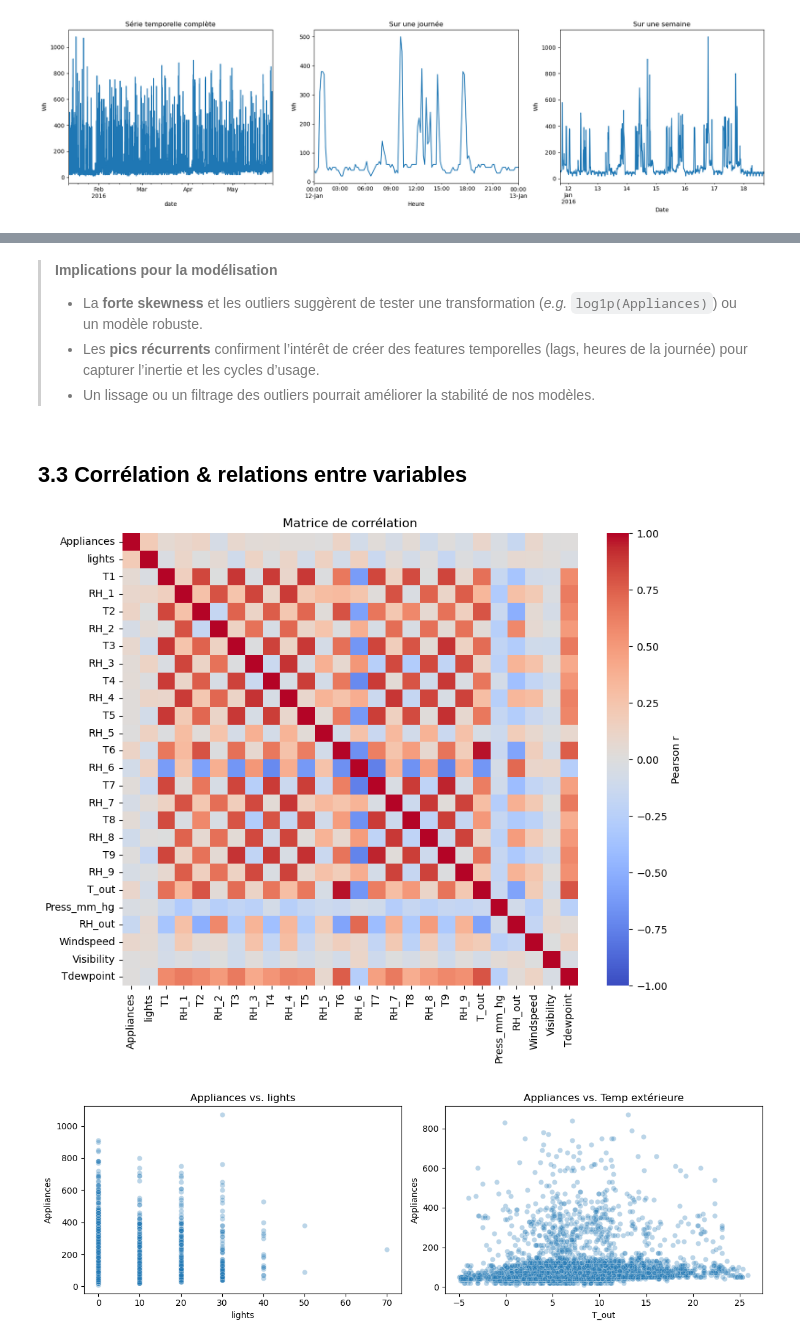
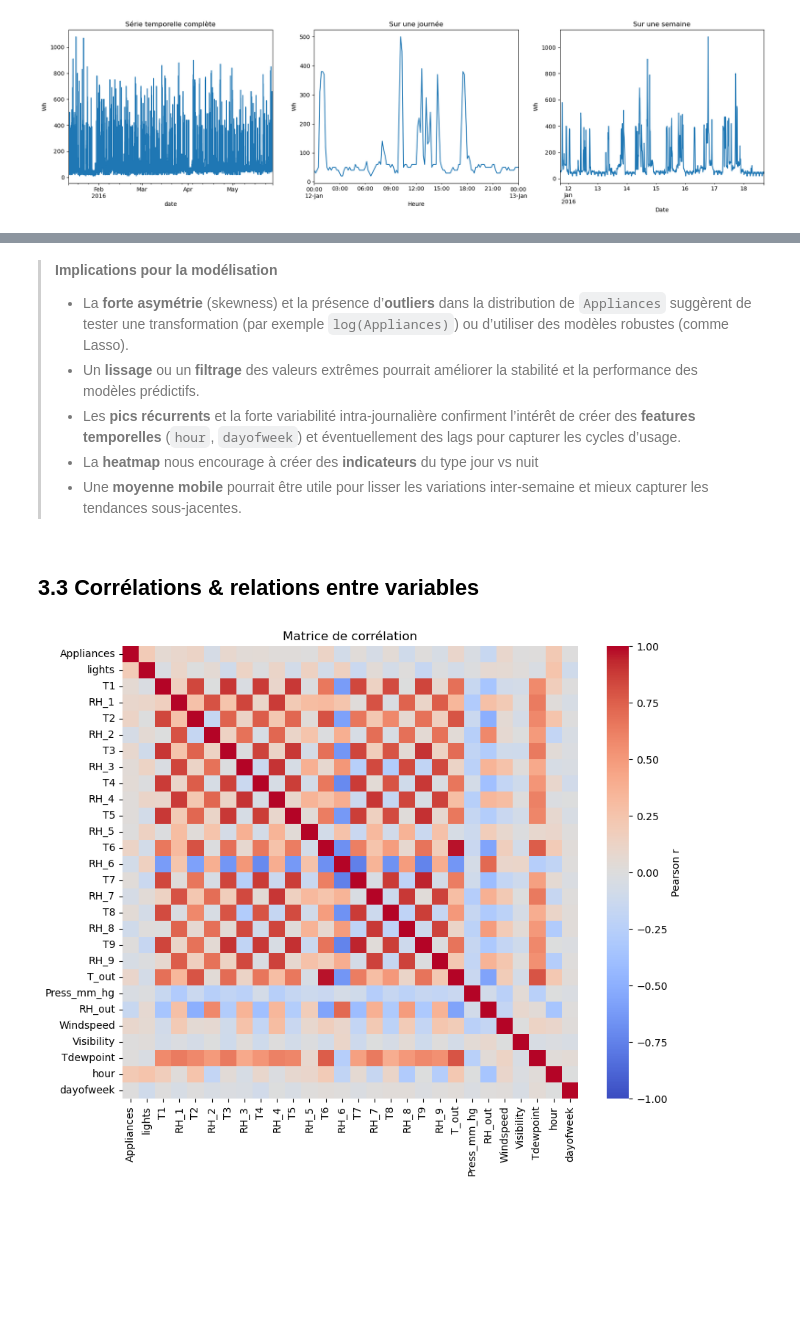
Before and after one commit to issagith/energy-consumption-prediction, a Jupyter notebook: main.ipynb, the cells around one changed output, grey strips where cells are left out. Saved outputs shown, nothing was run; the diff lists cells and outputs as text; code cells hidden in the pictures; blank space fills up the shorter version.

```diff
--- a/main.ipynb
+++ b/main.ipynb
@@ -226,3 +232,6 @@ Cela confirme et précise les conclusions précédentes sur la consommation `App
+# %%
+df['hour'] = df.index.hour
+df['dayofweek'] = df.index.dayofweek  # 0 = lundi…6 = dimanche
 # %%
 fig, axes = plt.subplots(1, 3, figsize=(18, 5))
 
@@ -261,26 +303,18 @@ nous ferons une analyse temporelle plus détaillée par la suite.
 # %% [markdown]
 > **Implications pour la modélisation**
-> - La **forte skewness** et les outliers suggèrent de tester une transformation (*e.g.* `log1p(Appliances)`) ou un modèle robuste.
-> - Les **pics récurrents** confirment l’intérêt de créer des features temporelles (lags, heures de la journée) pour capturer l’inertie et les cycles d’usage.
-> - Un lissage ou un filtrage des outliers pourrait améliorer la stabilité de nos modèles.
+> - La **forte asymétrie** (skewness) et la présence d’**outliers** dans la distribution de `Appliances` suggèrent de tester une transformation (par exemple `log(Appliances)`) ou d’utiliser des modèles robustes (comme Lasso).
+> - Un **lissage** ou un **filtrage** des valeurs extrêmes pourrait améliorer la stabilité et la performance des modèles prédictifs.
+> - Les **pics récurrents** et la forte variabilité intra-journalière confirment l’intérêt de créer des **features temporelles** (`hour`, `dayofweek`) et éventuellement des lags pour capturer les cycles d’usage.
+> - La **heatmap** nous encourage à créer des **indicateurs** du type jour vs nuit
+> - Une **moyenne mobile** pourrait être utile pour lisser les variations inter‑semaine et mieux capturer les tendances sous-jacentes.
 # %% [markdown]
-## 3.3 Corrélation & relations entre variables
+## 3.3 Corrélations & relations entre variables
 # %%
 plt.figure(figsize=(10,8))
 corr = df.corr()
 sns.heatmap(corr, cmap='coolwarm', center=0, vmin=-1, vmax=1,
             cbar_kws={'label':'Pearson r'})
 plt.title("Matrice de corrélation")
 plt.show()
-
-# 4.3.2 Scatter plots ciblés
-fig, axes = plt.subplots(1,2, figsize=(12,4))
-sns.scatterplot(x='lights', y='Appliances', data=df.sample(5000), alpha=0.3, ax=axes[0])
-axes[0].set_title("Appliances vs. lights")
-sns.scatterplot(x='T_out', y='Appliances', data=df.sample(5000), alpha=0.3, ax=axes[1])
-axes[1].set_title("Appliances vs. Temp extérieure")
-plt.tight_layout()
-plt.show()
 # %% [output]
-[figure, old version]
+[figure, new version]
-[figure, removed]
```
Also changed, not shown: parts of 9 cells of this notebook.
